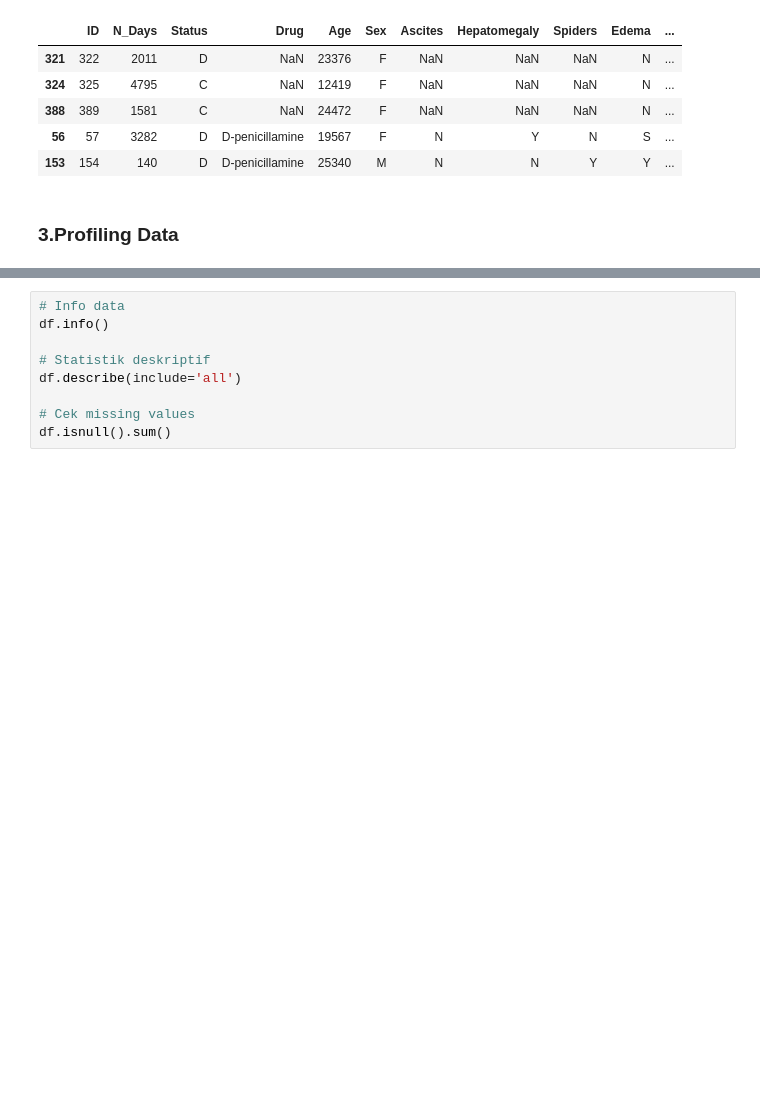
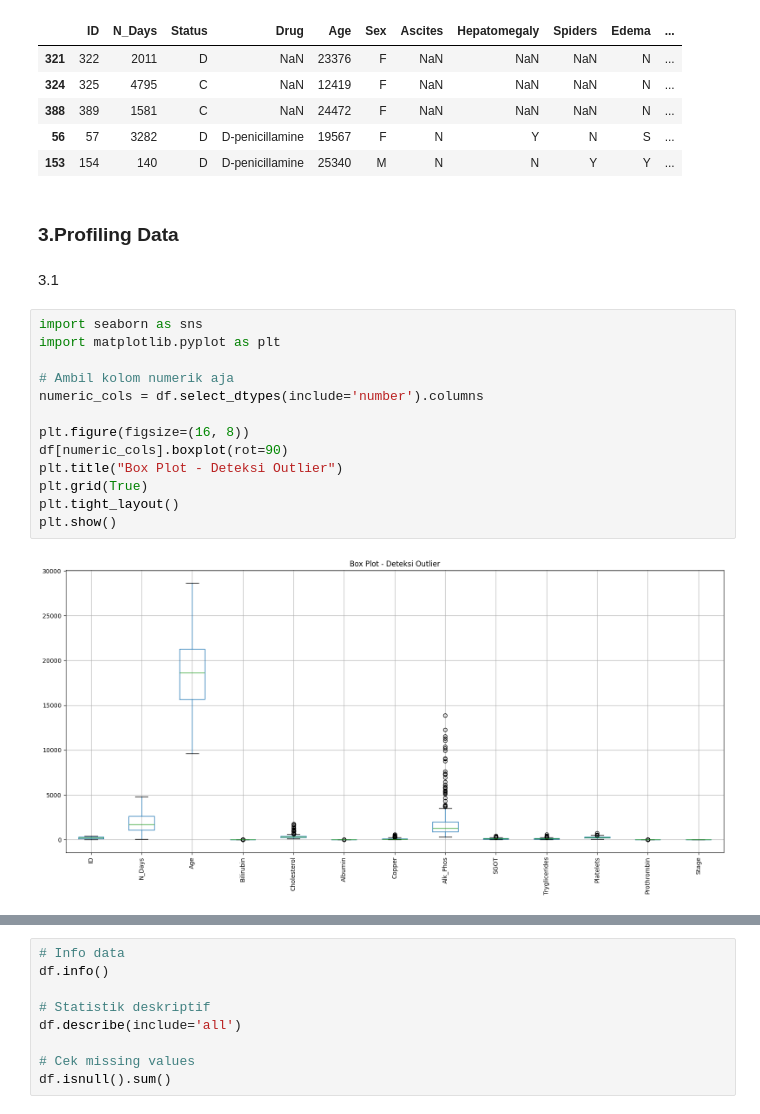
Before and after one commit to rendydevanodanendra/devano, a Jupyter notebook: UTS-Pendata.ipynb, the cells around one changed output, grey strips where cells are left out. Drawn from its saved outputs; the diff is of its cells as text; blank space fills up the shorter version.

```diff
--- a/UTS-Pendata.ipynb
+++ b/UTS-Pendata.ipynb
@@ -33,3 +33,20 @@ Jumlah total data: 418
 | 153 | 154 | 140 | D | D-penicillamine | 25340 | M | N | N | Y | Y | ... |
 # %% [markdown]
 ### **3.Profiling Data**
+# %% [markdown]
+3.1
+# %%
+import seaborn as sns
+import matplotlib.pyplot as plt
+
+# Ambil kolom numerik aja
+numeric_cols = df.select_dtypes(include='number').columns
+
+plt.figure(figsize=(16, 8))
+df[numeric_cols].boxplot(rot=90)
+plt.title("Box Plot - Deteksi Outlier")
+plt.grid(True)
+plt.tight_layout()
+plt.show()
+# %% [output]
+[figure, added]
```
Also changed, not shown: parts of 1 cell of this notebook.
